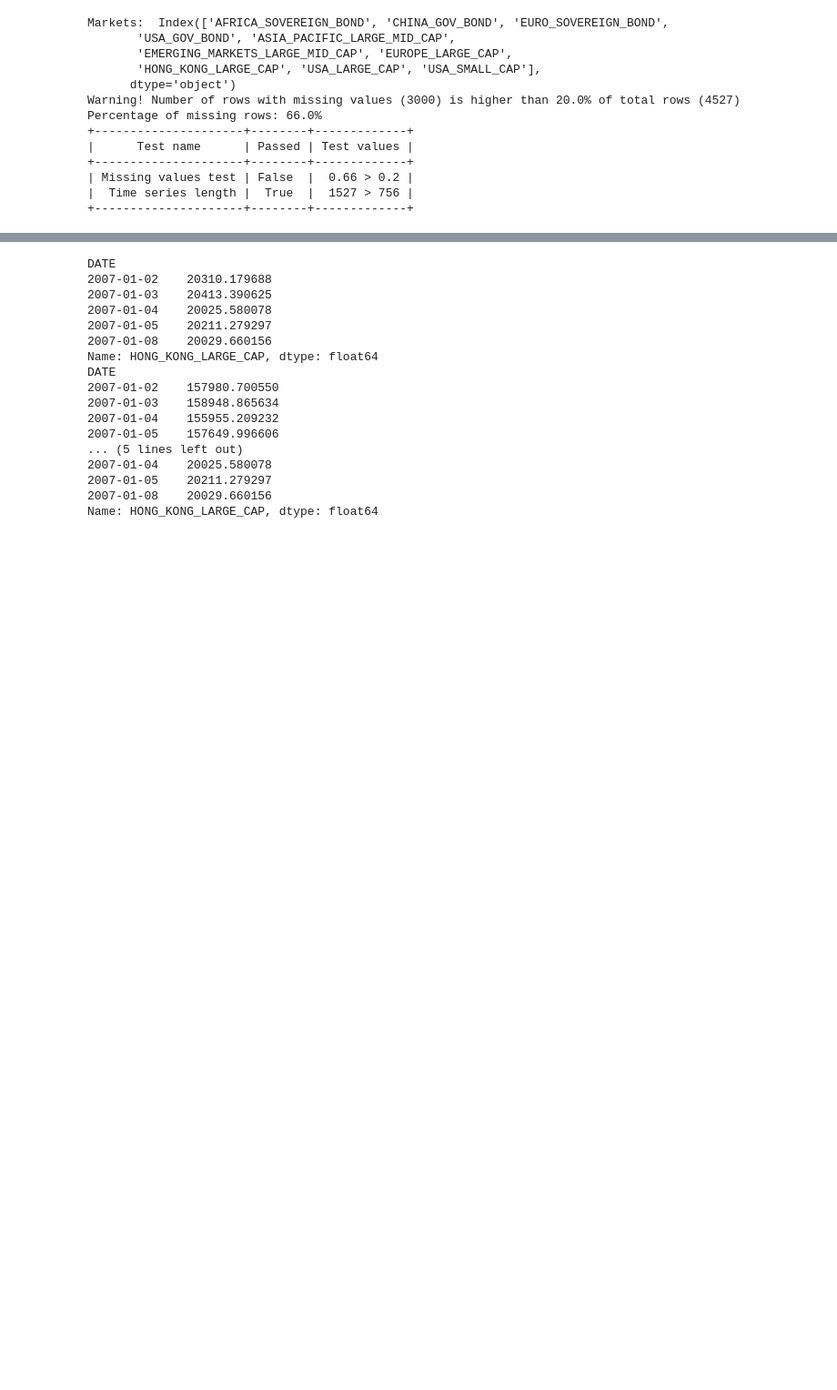
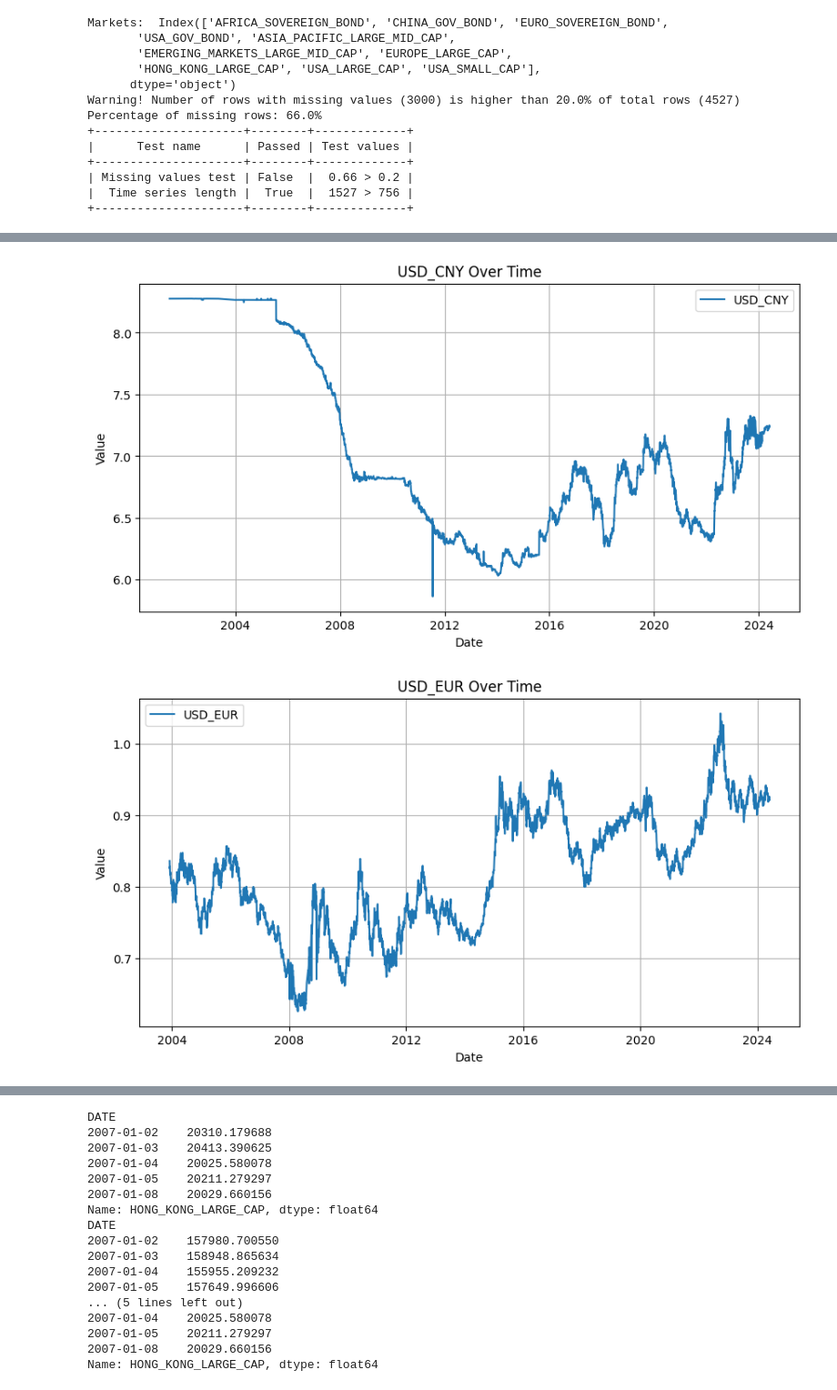
Before and after one commit to andreivanghel/asset-allocation, a Jupyter notebook: py/new.ipynb, the cells around one changed output, grey strips where cells are left out. Shown: that part at 91% size. Cells and saved outputs as stored; diff of their text form; code cells hidden in the pictures; blank space fills up the shorter version.

```diff
--- a/py/new.ipynb
+++ b/py/new.ipynb
@@ -52,0 +97,14 @@ Percentage of missing rows: 66.0%
+# %%
+# Plot each column
+for column in fx_series.columns:
+    plt.figure(figsize=(10, 5))  # Adjust figure size if needed
+    plt.plot(fx_series.index, fx_series[column], label=column)
+    plt.title(f"{column} Over Time")
+    plt.xlabel("Date")
+    plt.ylabel("Value")
+    plt.legend()
+    plt.grid(True)
+    plt.show()
+# %% [output]
+[figure, added]
+[figure, added]
```
Also changed, not shown: parts of 3 cells of this notebook, 2 other files.
